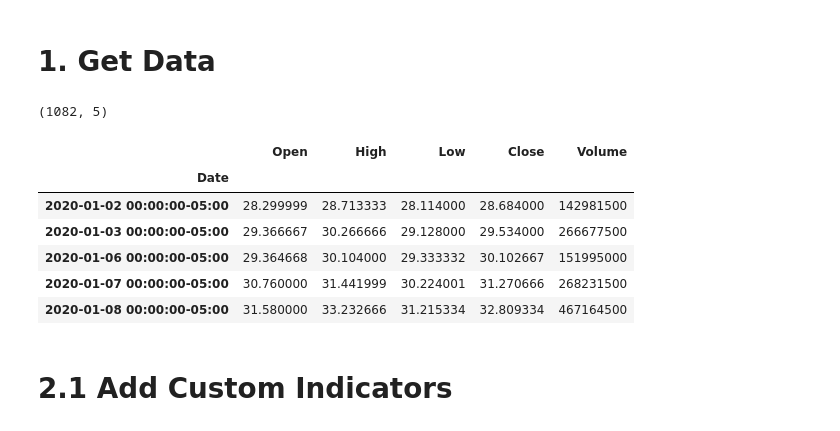
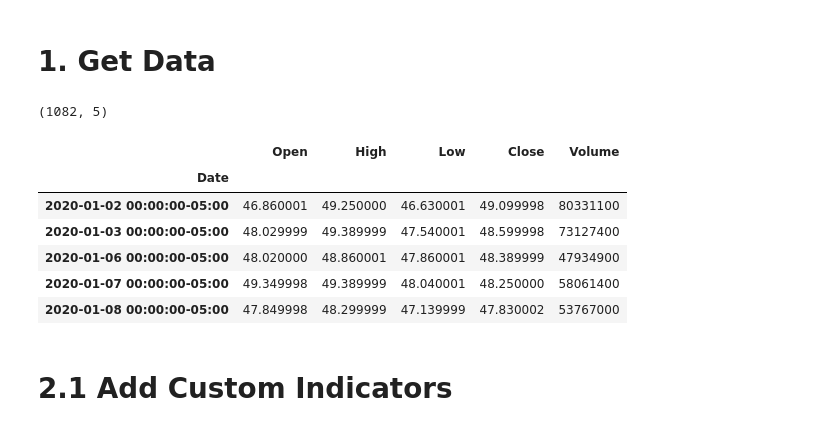
Before and after one commit to ChopinNo3Op9/RL-Based-Gym-Trading, a Jupyter notebook: customized_signals/custom_signals_main.ipynb, the cells around one changed output. Saved outputs shown, nothing was run; the diff lists cells and outputs as text; code cells hidden in the pictures.

```diff
--- a/customized_signals/custom_signals_main.ipynb
+++ b/customized_signals/custom_signals_main.ipynb
@@ -23,38 +23,38 @@ import quantstats as qs
 SEED = 5756
 
 # Specify parameters
-STOCK_NAME = 'TSLA'
+stock_name = 'AMD'
 
 # Window size for training
-TRAIN_WINDOW_SIZE = 10
-TRAIN_START = '2020-01-01'
-TRAIN_END = '2022-12-31'
+train_window_size = 10
+train_start = '2020-01-01'
+train_end = '2022-12-31'
 
-TEST_WINDOW_SIZE = 10
-LEARN_ITERATIONS = 50000
+test_window_size = 10
+learn_iteration = 50000
+
+# Model parameters
+model_name = 'RecurrentPPO'
 
 # Indicator parameters
-SMA_PERIOD = 10
-
-# Report output
-REPORT_OUTPUT = f".\\reports\\{STOCK_NAME}_reports.html"
+sma_period = 10
 # %% [markdown]
 # 1. Get Data
 # %%
 import yfinance as yf
 
-df = yf.Ticker(STOCK_NAME)
+df = yf.Ticker(stock_name)
 df = df.history(period="max")
-df = df.loc[TRAIN_START:, ['Open', 'High', 'Low', 'Close', 'Volume']]
+df = df.loc[train_start:, ['Open', 'High', 'Low', 'Close', 'Volume']]
 print(df.shape)
 df.head()
 # %% [output]
 (1082, 5)
 |  | Open | High | Low | Close | Volume |
 | Date |  |  |  |  |  |
-| 2020-01-02 00:00:00-05:00 | 28.299999 | 28.713333 | 28.114000 | 28.684000 | 142981500 |
-| 2020-01-03 00:00:00-05:00 | 29.366667 | 30.266666 | 29.128000 | 29.534000 | 266677500 |
-| 2020-01-06 00:00:00-05:00 | 29.364668 | 30.104000 | 29.333332 | 30.102667 | 151995000 |
-| 2020-01-07 00:00:00-05:00 | 30.760000 | 31.441999 | 30.224001 | 31.270666 | 268231500 |
-| 2020-01-08 00:00:00-05:00 | 31.580000 | 33.232666 | 31.215334 | 32.809334 | 467164500 |
+| 2020-01-02 00:00:00-05:00 | 46.860001 | 49.250000 | 46.630001 | 49.099998 | 80331100 |
+| 2020-01-03 00:00:00-05:00 | 48.029999 | 49.389999 | 47.540001 | 48.599998 | 73127400 |
+| 2020-01-06 00:00:00-05:00 | 48.020000 | 48.860001 | 47.860001 | 48.389999 | 47934900 |
+| 2020-01-07 00:00:00-05:00 | 49.349998 | 49.389999 | 48.040001 | 48.250000 | 58061400 |
+| 2020-01-08 00:00:00-05:00 | 47.849998 | 48.299999 | 47.139999 | 47.830002 | 53767000 |
 # %%
```
Also changed, not shown: parts of 12 cells of this notebook, 13 other files.
